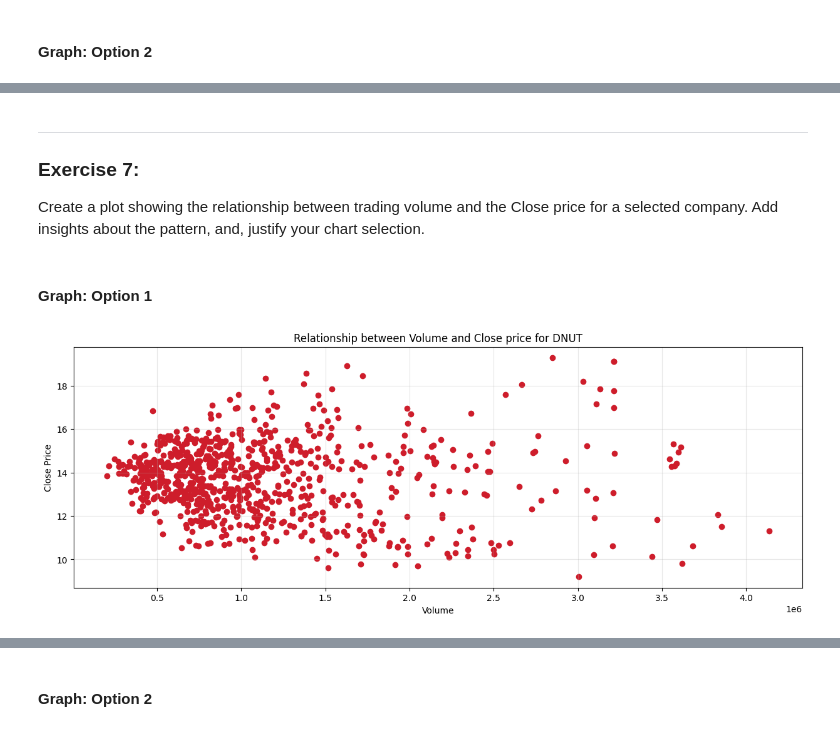
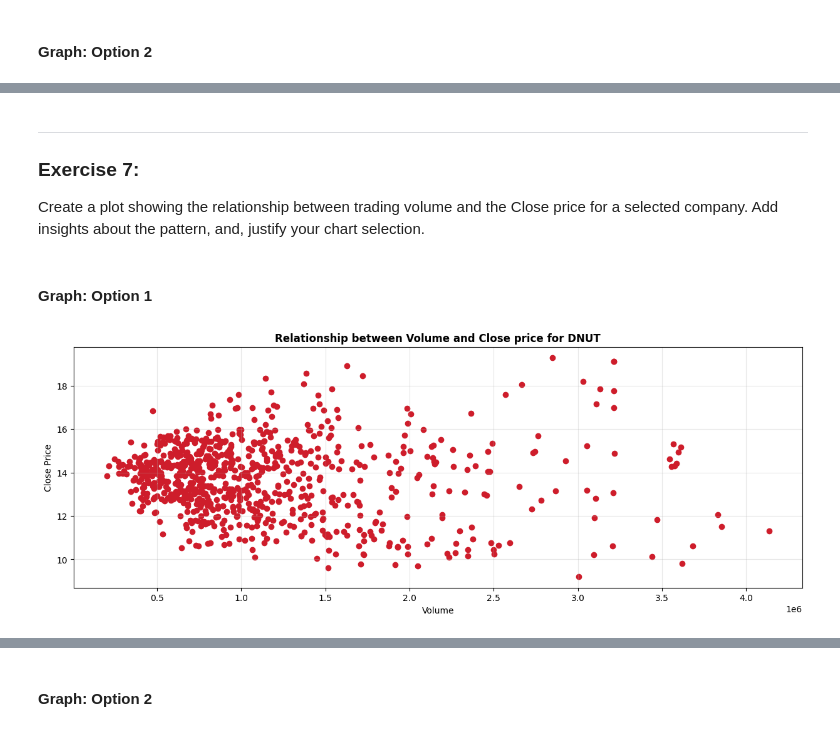
Before and after one commit to Noor-Raza/Python-for-Data-Science-Final-Project, a Jupyter notebook: Exercises.ipynb, the cells around one changed output, grey strips where cells are left out. Saved outputs shown, nothing was run; the diff lists cells and outputs as text; code cells hidden in the pictures.

```diff
--- a/Exercises.ipynb
+++ b/Exercises.ipynb
@@ -756,6 +825,6 @@ The dataset PZZA range of Close prices is the following:
 # %% [markdown]
 ---
-### Exercise 7:
+### **Exercise 7:**
 
 Create a plot showing the relationship between trading volume and the Close price for a selected company. Add insights about the pattern, and, justify your chart selection.
 # %% [markdown]
@@ -763,12 +832,12 @@ Create a plot showing the relationship between trading volume and the Close pric
 # %%
 company = 'DNUT'  # Select the company to plot the chart
 
 plt.figure(figsize=(15, 5))  # Set figure size
 plt.scatter(datasets[company]['Volume'], datasets[company]['Close'], color=colors[company])  # Plot the relationship between Volume and Close price
-plt.title(f'Relationship between Volume and Close price for {company}')  # Set graph title
+plt.title(f'Relationship between Volume and Close price for {company}', fontweight='bold')  # Set graph title
 plt.xlabel('Volume')  # Set graph x axis label
 plt.ylabel('Close Price')  # Set graph y axis label
 plt.grid(alpha=0.3)  # Add grid for better readability
 plt.show()  # Display graph
 # %% [output]
-[figure, old version]
+[figure, new version]
```
Also changed, not shown: parts of 28 cells of this notebook.
